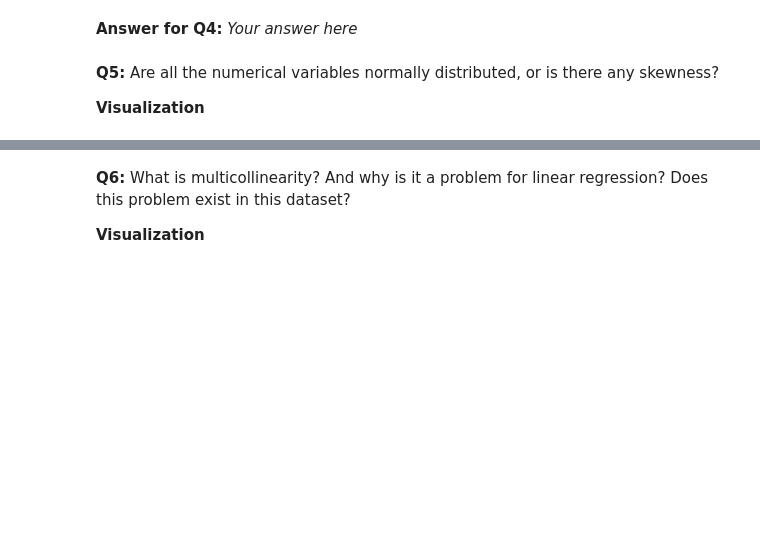
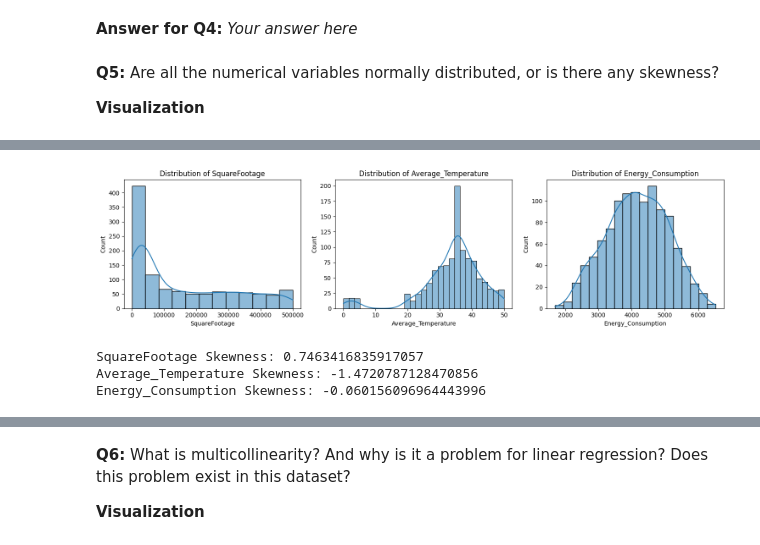
Before and after one commit to MohamedMahmoud-2003/Start, a Jupyter notebook: Regression_Mini-Project.ipynb, the cells around one changed output, grey strips where cells are left out. Drawn from its saved outputs; the diff is of its cells as text; code cells hidden in the pictures; blank space fills up the shorter version.

```diff
--- a/Regression_Mini-Project.ipynb
+++ b/Regression_Mini-Project.ipynb
@@ -282,0 +355,19 @@ Which (on average) has the highest consumption?.
+# %%
+num_cols = ['SquareFootage', 'Average_Temperature', 'Energy_Consumption']
+
+plt.figure(figsize=(15,4))
+for i, col in enumerate(num_cols):
+    plt.subplot(1, len(num_cols), i+1)
+    sns.histplot(df[col], kde=True)
+    plt.title(f'Distribution of {col}')
+plt.tight_layout()
+plt.show()
+
+for col in num_cols:
+    skew_value = df[col].skew()
+    print(f"{col} Skewness: {skew_value}")
+# %% [output]
+[figure, added]
+SquareFootage Skewness: 0.7463416835917057
+Average_Temperature Skewness: -1.4720787128470856
+Energy_Consumption Skewness: -0.060156096964443996
```
Also changed, not shown: parts of 23 cells of this notebook.
